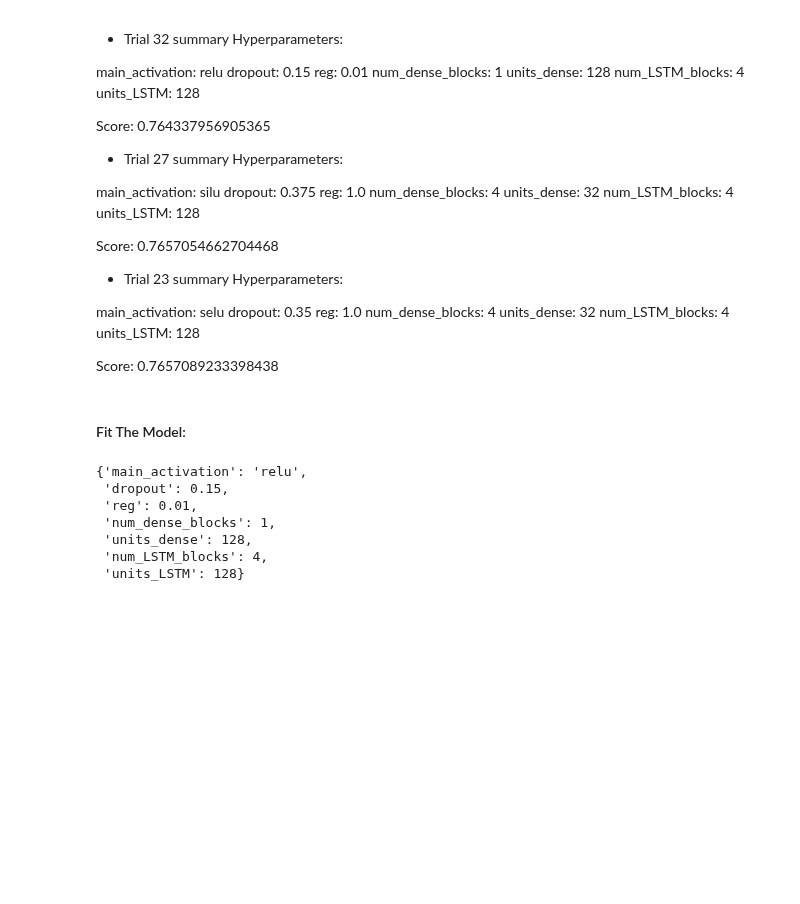
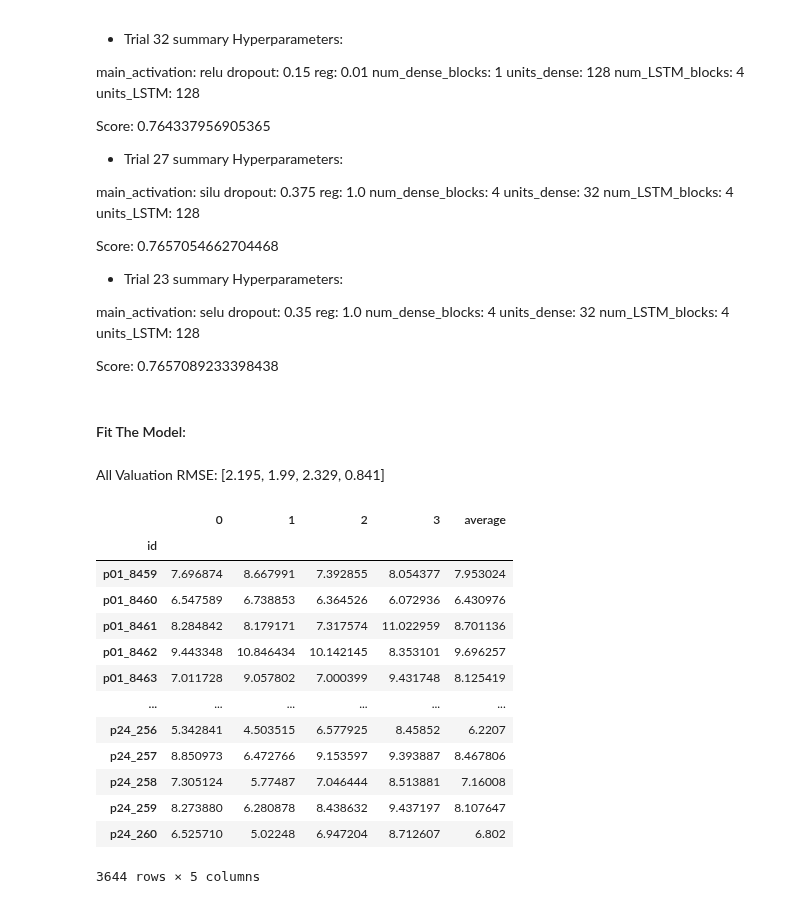
Before and after one commit to fabriziobasso/Colab_backup, a Jupyter notebook: File_00_NN.ipynb, the cells around one changed output. Saved outputs shown, nothing was run; the diff lists cells and outputs as text; code cells hidden in the pictures; blank space fills up the shorter version.

```diff
--- a/File_00_NN.ipynb
+++ b/File_00_NN.ipynb
@@ -854,12 +861,14 @@ def create_model_v0(vocabulary, dense_layers=[32,16],
 
   # Lookup Layer for the p_num:
   lookup = layers.StringLookup(vocabulary=vocabulary,mask_token=None,num_oov_indices=1,
-                output_mode="int")
+                output_mode="int", name="lookup_pnum")
+  #lookup.adapt(X_train["p_num"].values)
   pnum_encoded = lookup(pnum_input)
 
   # Lookup Layer for the minutes:
   minute_lookup = layers.IntegerLookup(vocabulary=list(range(0,60,5)),mask_token=None,num_oov_indices=0,
-                output_mode="int")
+                output_mode="int", name="lookup_min")
+  #minute_lookup.adapt(X_train["minute"].values)
   minute_encoded = minute_lookup(minute_input)
 
   # Embedding layers for hour and minute
@@ -912,9 +921,10 @@ def create_model_v0(vocabulary, dense_layers=[32,16],
   model = keras.Model(inputs=[hour_input, minute_input, cluster_input, pnum_input, time_series_input], outputs=output)
   optimizer= keras.optimizers.Adam(learning_rate=lr)
   metric = RootMeanSquaredError(name="rmse", dtype=None)
+  metric_mae = MeanAbsoluteError(name="mae", dtype=None)
 
   # Compile the model
-  model.compile(optimizer=optimizer, loss="mse", metrics=[metric])
+  model.compile(optimizer=optimizer, loss="mse", metrics=[metric,metric_mae])
 
   # Print model summary
   if summary==True:
@@ -1168,13 +1153,5 @@ Score: 0.7657089233398438
 #### Fit The Model:
 # %%
 #best_params = tuner.get_best_hyperparameters(1)[0].values
-best_params = {'main_activation': 'relu', 'dropout': 0.15, 'reg': 0.01, 'num_dense_blocks': 1, 'units_dense': 128, 'num_LSTM_blocks': 4, 'units_LSTM': 128}
+best_params = {'activation': 'relu', 'dropout': 0.15, 'reg': 0.01, "dense_layers":[128], "LSTM_layers":[128,128,128,128]}
-# %% [output]
-{'main_activation': 'relu',
- 'dropout': 0.15,
- 'reg': 0.01,
- 'num_dense_blocks': 1,
- 'units_dense': 128,
- 'num_LSTM_blocks': 4,
- 'units_LSTM': 128}
 # %%
@@ -1183,0 +1161,20 @@ test_results_df = run_experiment(X_train, X_test, model_constructor, best_params
+# %% [markdown]
+All Valuation RMSE: [2.195, 1.99, 2.329, 0.841]
+# %%
+test_results_df["average"] = test_results_df.mean(axis=1)
+test_results_df
+# %% [output]
+|  | 0 | 1 | 2 | 3 | average |
+| id |  |  |  |  |  |
+| p01_8459 | 7.696874 | 8.667991 | 7.392855 | 8.054377 | 7.953024 |
+| p01_8460 | 6.547589 | 6.738853 | 6.364526 | 6.072936 | 6.430976 |
+| p01_8461 | 8.284842 | 8.179171 | 7.317574 | 11.022959 | 8.701136 |
+| p01_8462 | 9.443348 | 10.846434 | 10.142145 | 8.353101 | 9.696257 |
+| p01_8463 | 7.011728 | 9.057802 | 7.000399 | 9.431748 | 8.125419 |
+| ... | ... | ... | ... | ... | ... |
+| p24_256 | 5.342841 | 4.503515 | 6.577925 | 8.45852 | 6.2207 |
+| p24_257 | 8.850973 | 6.472766 | 9.153597 | 9.393887 | 8.467806 |
+| p24_258 | 7.305124 | 5.77487 | 7.046444 | 8.513881 | 7.16008 |
+| p24_259 | 8.273880 | 6.280878 | 8.438632 | 9.437197 | 8.107647 |
+| p24_260 | 6.525710 | 5.02248 | 6.947204 | 8.712607 | 6.802 |
+3644 rows × 5 columns
```
Also changed, not shown: parts of 61 cells of this notebook.
